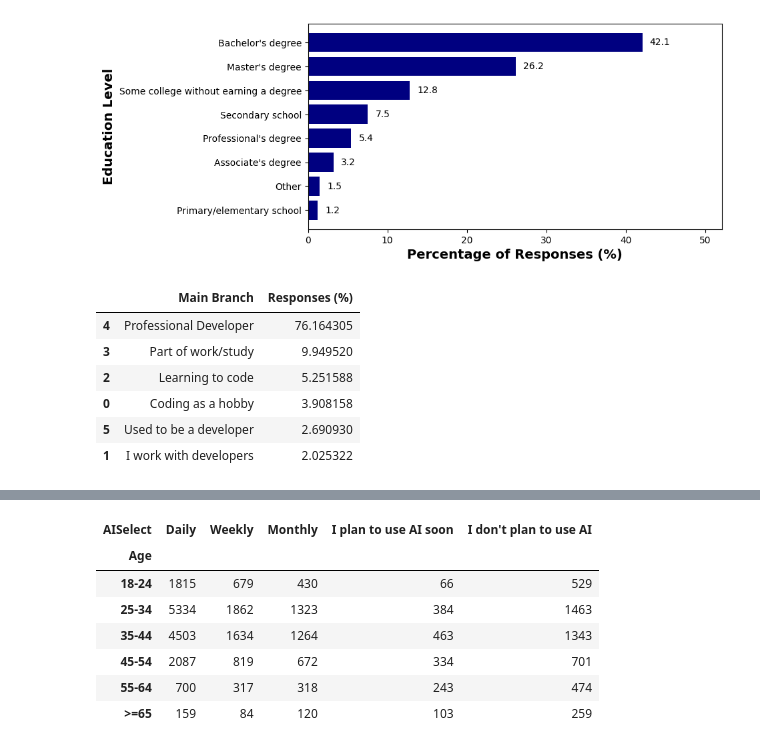
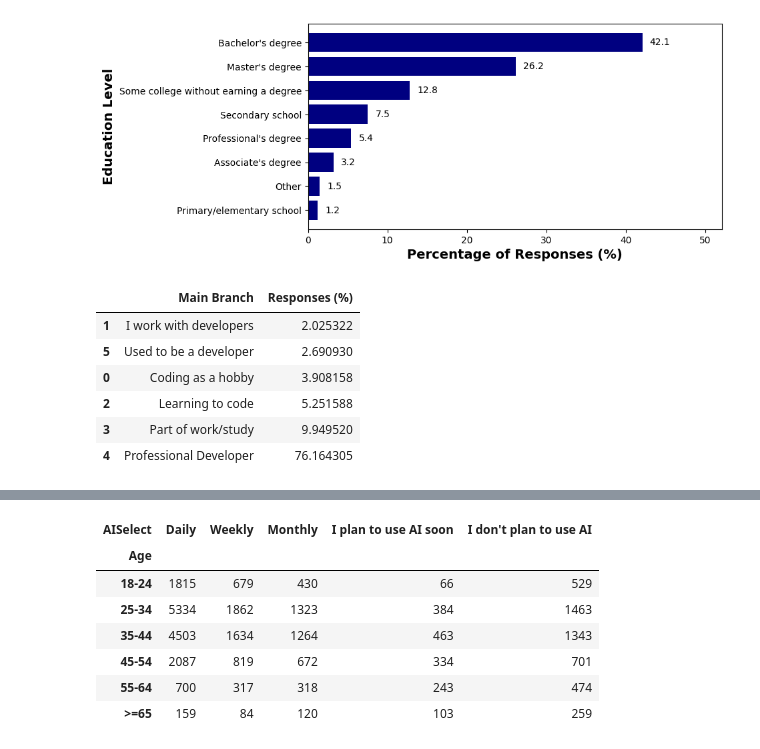
Before and after one commit to huyqng1412/stackoverflow_2025_project, a Jupyter notebook: so2025_vis.ipynb, the cells around one changed output, grey strips where cells are left out. Cells and saved outputs as stored; diff of their text form; code cells hidden in the pictures.

```diff
--- a/so2025_vis.ipynb
+++ b/so2025_vis.ipynb
@@ -209,37 +209,37 @@ create table data_clean2 as
             WHEN LOWER(TRIM(Mainbranch)) LIKE '%i am learning to code%'
                                         THEN 'Learning to code'
             WHEN LOWER(TRIM(MainBranch)) LIKE '%i am not primarily a developer,%'
                                         THEN 'Part of work/study'
             WHEN LOWER(TRIM(MainBranch)) LIKE '%i code primarily as a hobby%'
                                         THEN 'Coding as a hobby'
             WHEN LOWER(TRIM(MainBranch)) LIKE '%i used to be a developer by profession%'
                                         THEN 'Used to be a developer'
             WHEN LOWER(TRIM(MainBranch)) LIKE '%i work with developers or%'
                                         THEN 'I work with developers'
             ELSE TRIM(MainBranch)
         END AS MainBranch,
         ResponseID
     FROM data
 """)
 
 
 query_dev_type = """
     SELECT Mainbranch as 'Main Branch',
            COUNT(responseid) * 100.0 / (SELECT COUNT(responseid) FROM data_clean WHERE MainBranch != 'NA') AS 'Responses (%)'
     FROM data_clean2
     WHERE MainBranch != 'NA'
     GROUP BY MainBranch
     ORDER BY MainBranch ASC
 """
 
 result_branch = con.sql(query_dev_type).df()
-sorted_branch = result_branch.sort_values(by='Responses (%)', ascending=False)
+sorted_branch = result_branch.sort_values(by='Responses (%)', ascending=True)
 sorted_branch
 # %% [output]
 |  | Main Branch | Responses (%) |
+| 1 | I work with developers | 2.025322 |
+| 5 | Used to be a developer | 2.690930 |
+| 0 | Coding as a hobby | 3.908158 |
+| 2 | Learning to code | 5.251588 |
+| 3 | Part of work/study | 9.949520 |
 | 4 | Professional Developer | 76.164305 |
-| 3 | Part of work/study | 9.949520 |
-| 2 | Learning to code | 5.251588 |
-| 0 | Coding as a hobby | 3.908158 |
-| 5 | Used to be a developer | 2.690930 |
-| 1 | I work with developers | 2.025322 |
```
Also changed, not shown: parts of 3 cells of this notebook.
